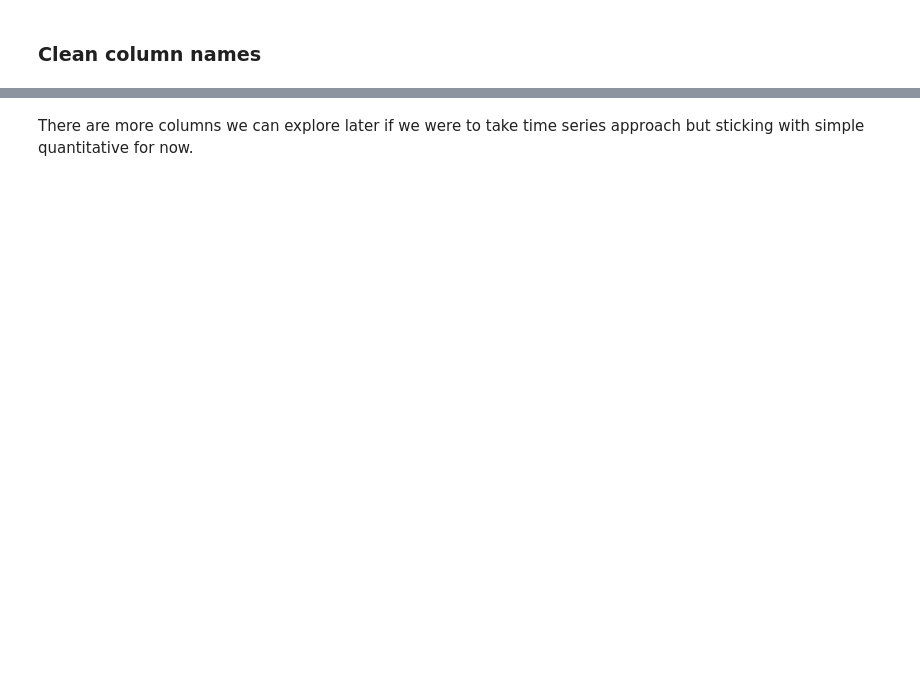
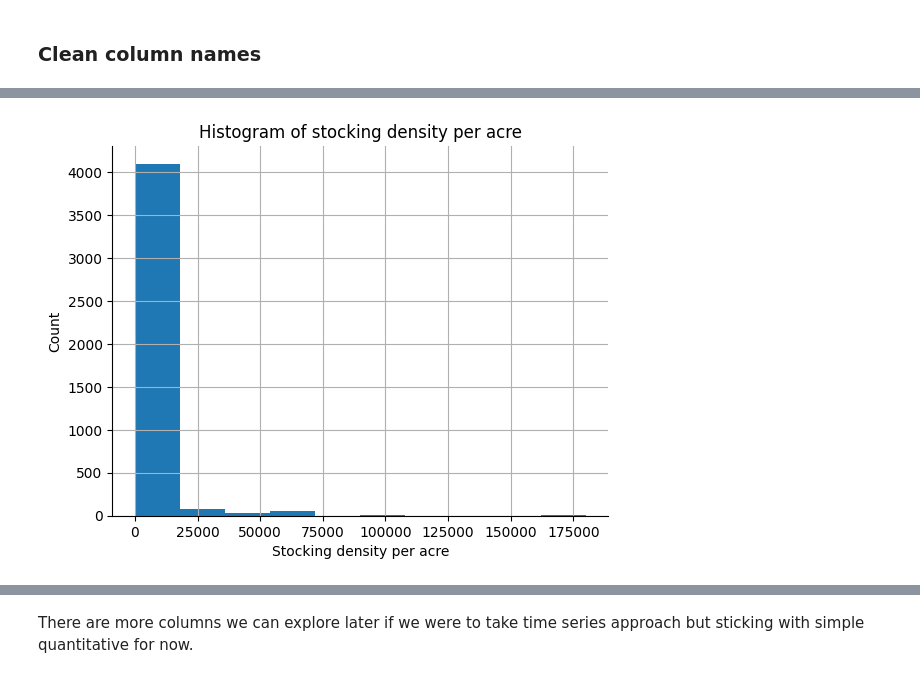
Before and after one commit to fish-welfare-initiative/fwi-predict, a Jupyter notebook: notebooks/23 clean_jun_2021_dec_2024_data.ipynb, the cells around one changed output, grey strips where cells are left out. Saved outputs shown, nothing was run; the diff lists cells and outputs as text; code cells hidden in the pictures; blank space fills up the shorter version.

```diff
--- a/notebooks/23 clean_jun_2021_dec_2024_data.ipynb
+++ b/notebooks/23 clean_jun_2021_dec_2024_data.ipynb
@@ -53,0 +101,9 @@ Index(['sample_idx', 'date', 'sample_time', 'pond_id', 'farmer', 'time_of_day',
+# %%
+fig, ax = plt.subplots()
+raw['stocking_density_per_acre'].hist(ax=ax)
+ax.set_xlabel('Stocking density per acre')
+ax.set_ylabel('Count')
+ax.set_title('Histogram of stocking density per acre')
+ax.spines[['top', 'right']].set_visible(False)
+# %% [output]
+[figure, added]
```
Also changed, not shown: parts of 27 cells of this notebook, 6 other files.
